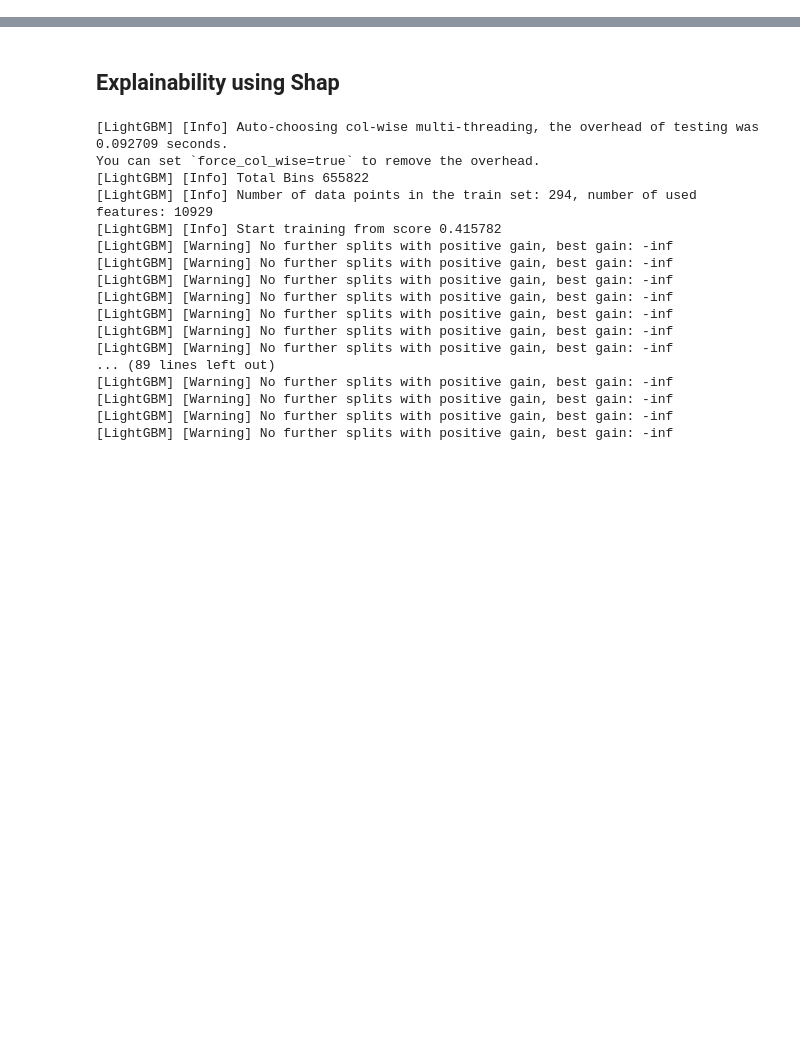
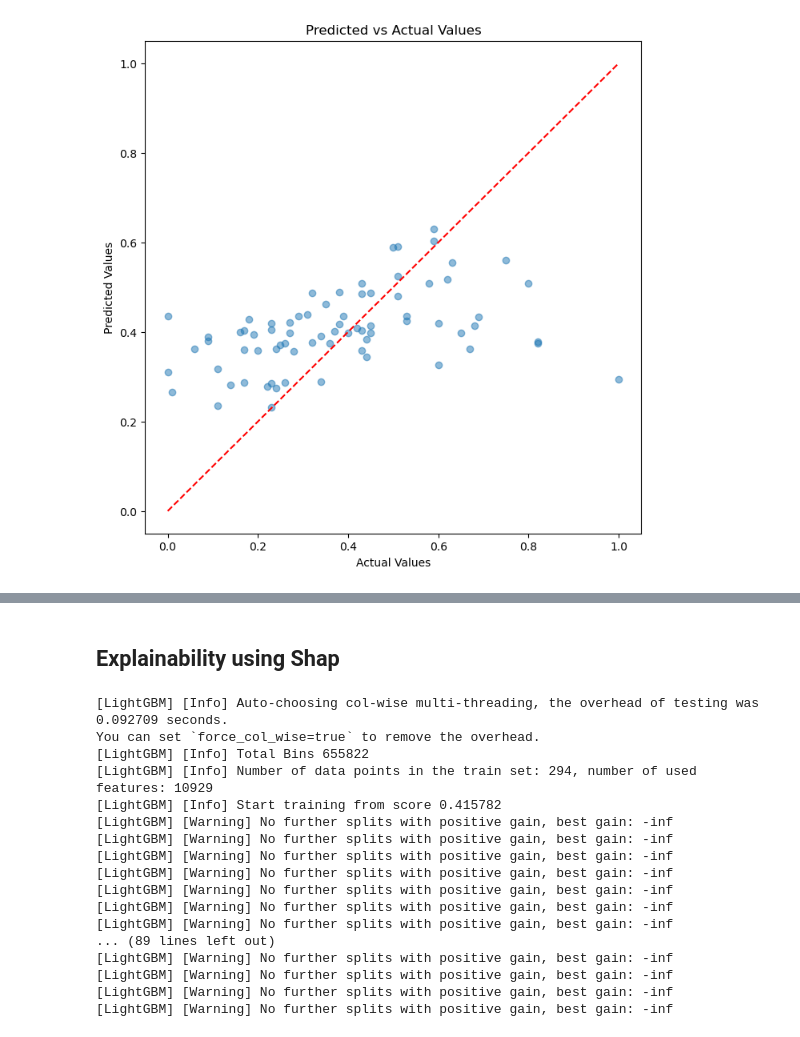
Before and after one commit to phoebemma/ML_paper, a Jupyter notebook: Model_using_sequential_API.ipynb, the cells around one changed output, grey strips where cells are left out. Cells and saved outputs as stored; diff of their text form; code cells hidden in the pictures; blank space fills up the shorter version.

```diff
--- a/Model_using_sequential_API.ipynb
+++ b/Model_using_sequential_API.ipynb
@@ -101,0 +197,6 @@ df
+# %%
+counts_scaled = counts_scaled.set_index("gene_name")
+counts_scaled = counts_scaled.T
+counts_scaled = counts_scaled.reset_index().rename(columns = {"index": "seq_sample_id"})
+counts_scaled = counts_scaled.round(3)
+counts_scaled
@@ -101,0 +217,5 @@ df
+# %%
+# join the gene expression data and the metadata
+df = metadata_full.merge(counts_scaled, on = "seq_sample_id")
+df = df.sort_values(by = "seq_sample_id")
+df
@@ -166,7 +307,9 @@ early_stop = EarlyStopping(
 model.fit(X_train,
          y_train,
           epochs = 32,
-          batch_size=64,
-         validation_data=(X_val, y_val), callbacks=[early_stop])
+          batch_size=100,
+         validation_data=(X_val, y_val)
+    #      , callbacks=[early_stop]
+         )
 # %% [output]
 Epoch 1/32
@@ -189 +332,14 @@ Epoch 23/32
 <keras.src.callbacks.history.History at 0x...>
+# %%
+# Generate predictions
+y_pred = model.predict(X_val)
+
+# Plot predicted vs actual values
+plt.figure(figsize=(8, 8))
+plt.scatter(y_val, y_pred, alpha=0.5)
+plt.plot([0, 1], [0, 1], 'r--') # Reference line y = x
+plt.xlabel('Actual Values')
+plt.ylabel('Predicted Values')
+plt.title('Predicted vs Actual Values')
+plt.show()
+# %% [output]
@@ -189,0 +347 @@ Epoch 23/32
+[figure, added]
```
Also changed, not shown: parts of 45 cells of this notebook, 2 other files.
